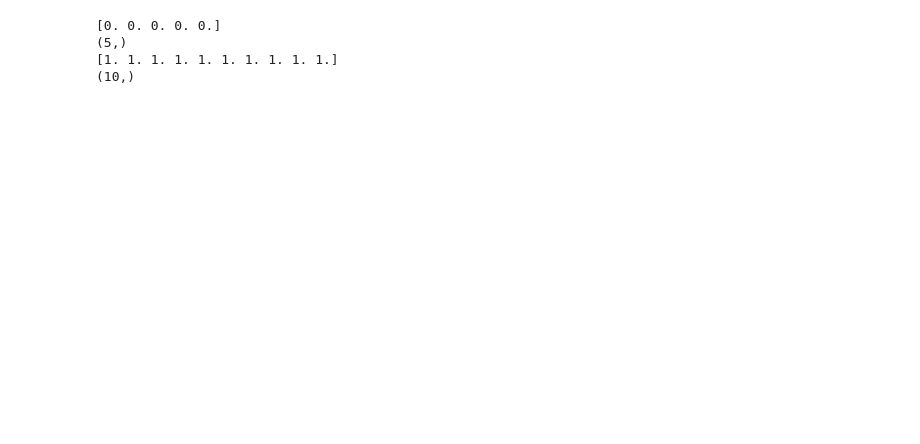
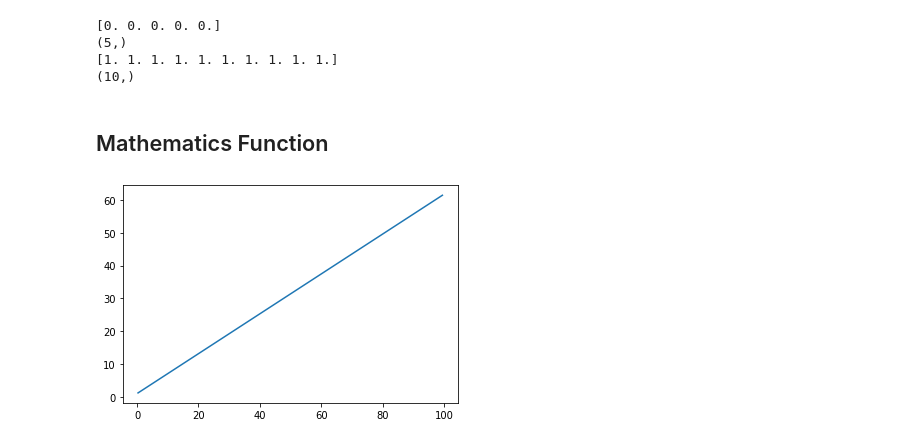
Before and after one commit to cl3m3nt/neuralnetwork, a Jupyter notebook: activation-function.ipynb, the cells around one changed output. Cells and saved outputs as stored; diff of their text form; code cells hidden in the pictures; blank space fills up the shorter version.

Commit message:
adding single variable function and representation

```diff
--- a/activation-function.ipynb
+++ b/activation-function.ipynb
@@ -51,3 +53,24 @@ def tanhActivation(input):
     w0 = 0
     output = 2 / (1 + np.exp(2 *(-input*weight).sum()+w0)) - 1
     return output
+# %% [markdown]
+## Mathematics Function
+# %%
+def linear(x):
+    w0 = 1
+    w1 = np.random.rand(1)
+    y = w0 + w1*x
+    return y
+# %%
+# variables : 50 values between [0-100] ordered
+x_serie = np.random.rand(50)*100
+x_serie = np.sort(x_serie)
+x_serie
+
+y_serie = linear(x_serie)
+y_serie = np.sort(y_serie)
+
+plt.plot(x_serie,y_serie)
+plt.show()
+# %% [output]
+[figure, added]
```
Also changed, not shown: parts of 7 cells of this notebook.
